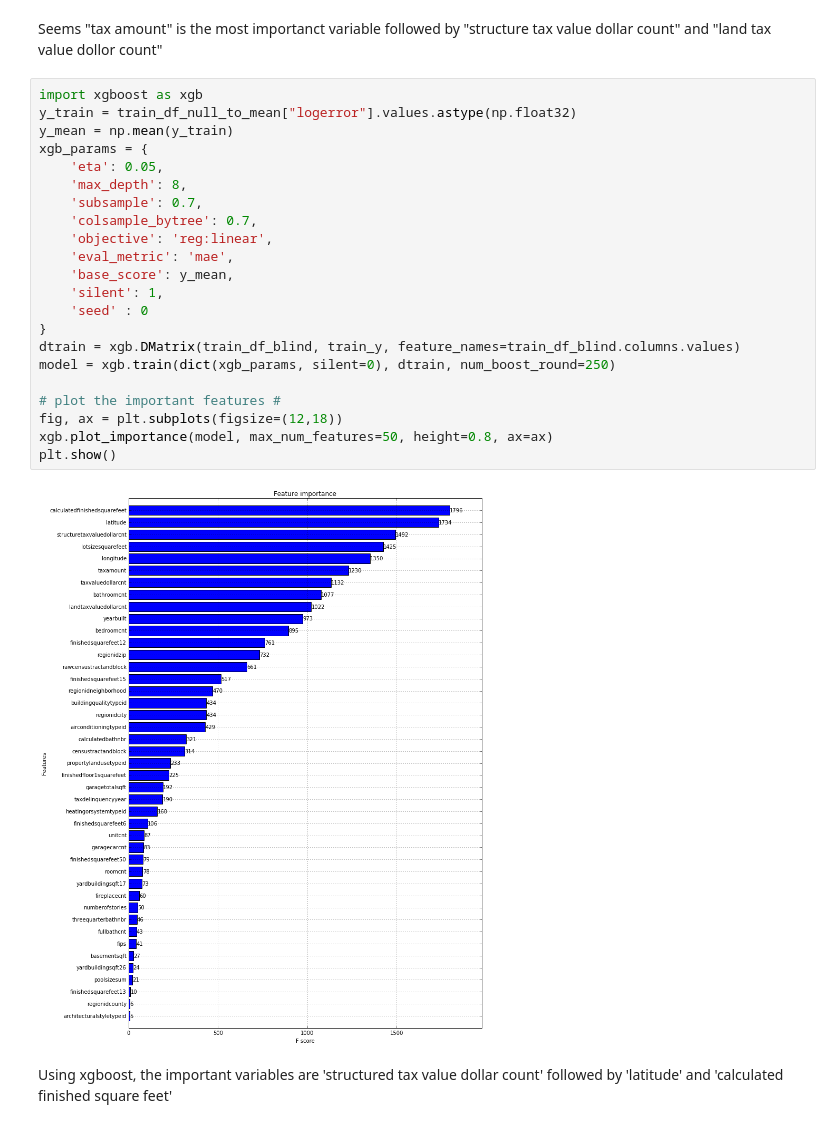
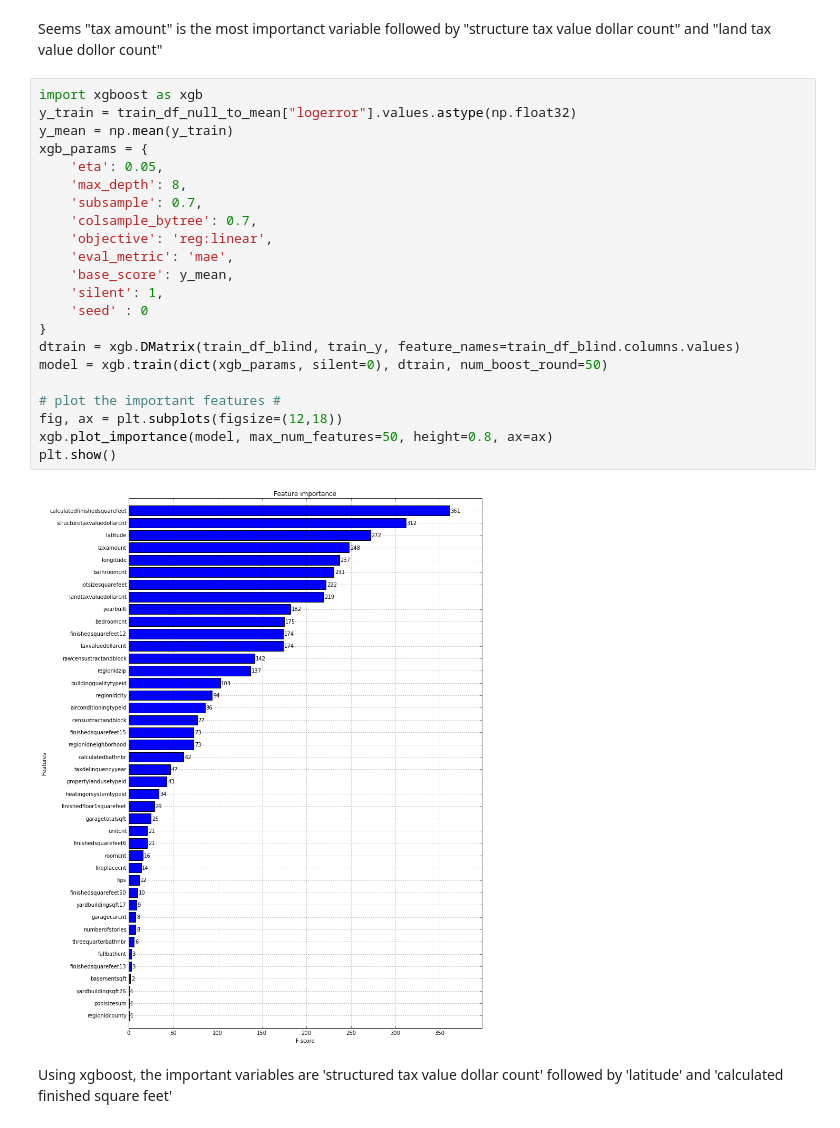
Before and after one commit to adrienctx/cb-data-science-workshops, a Jupyter notebook: kaggle-zillow/notebooks/data-exploration.ipynb, the cells around one changed output. Cells and saved outputs as stored; diff of their text form.

```diff
--- a/kaggle-zillow/notebooks/data-exploration.ipynb
+++ b/kaggle-zillow/notebooks/data-exploration.ipynb
@@ -643,27 +642,27 @@ Seems "tax amount" is the most importanct variable followed by "structure tax va
 # %%
 import xgboost as xgb
 y_train = train_df_null_to_mean["logerror"].values.astype(np.float32)
 y_mean = np.mean(y_train)
 xgb_params = {
     'eta': 0.05,
     'max_depth': 8,
     'subsample': 0.7,
     'colsample_bytree': 0.7,
     'objective': 'reg:linear',
     'eval_metric': 'mae',
     'base_score': y_mean,
     'silent': 1,
     'seed' : 0
 }
 dtrain = xgb.DMatrix(train_df_blind, train_y, feature_names=train_df_blind.columns.values)
-model = xgb.train(dict(xgb_params, silent=0), dtrain, num_boost_round=250)
+model = xgb.train(dict(xgb_params, silent=0), dtrain, num_boost_round=50)
 
 # plot the important features #
 fig, ax = plt.subplots(figsize=(12,18))
 xgb.plot_importance(model, max_num_features=50, height=0.8, ax=ax)
 plt.show()
 # %% [output]
-[figure, old version]
+[figure, new version]
 # %% [markdown]
 Using xgboost, the important variables are 'structured tax value dollar count' followed by 'latitude' and 'calculated finished square feet'
 # %%
```
Also changed, not shown: parts of 16 cells of this notebook, 1 other file.
